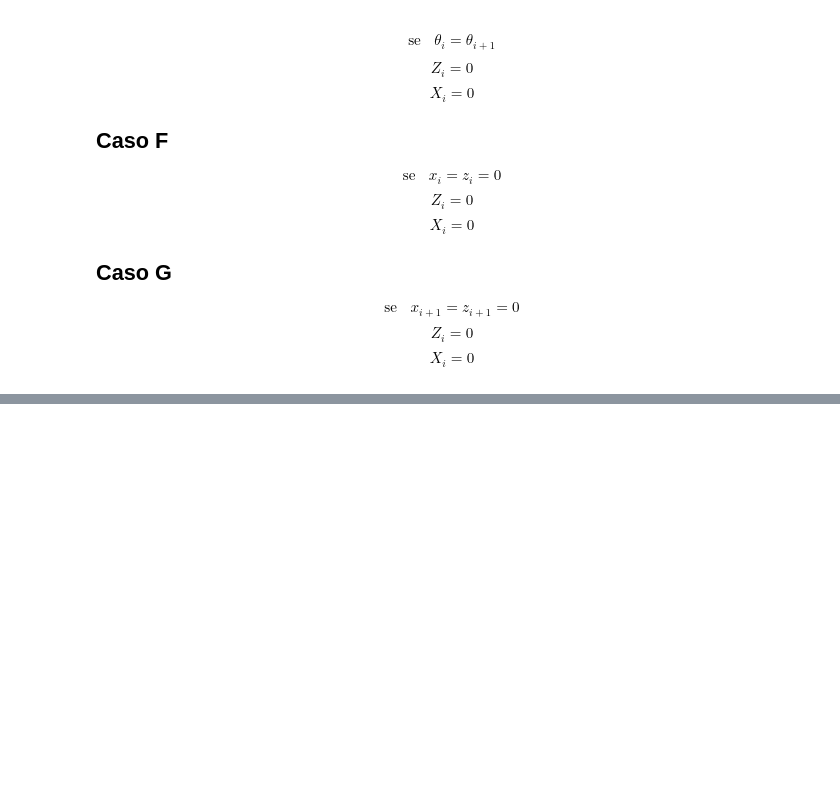
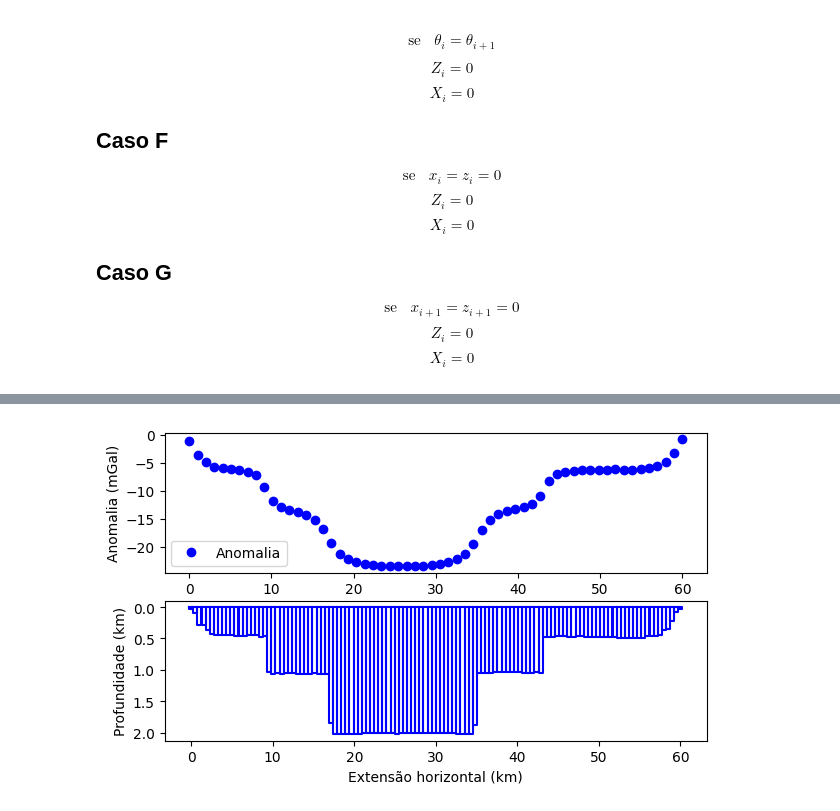
Before and after one commit to mikealeixogf/modelagem_gravimetrica, a Jupyter notebook: Anomalia_prisma_Pallero_e_Talwani.ipynb, the cells around one changed output, grey strips where cells are left out. Cells and saved outputs as stored; diff of their text form; code cells hidden in the pictures; blank space fills up the shorter version.

```diff
--- a/Anomalia_prisma_Pallero_e_Talwani.ipynb
+++ b/Anomalia_prisma_Pallero_e_Talwani.ipynb
@@ -252,0 +286,92 @@ A anomalia em gz é -13.465379631609716
+# %%
+#EXPANDINDO PARA UM CONJUNTO DE PRISMAS
+
+import numpy as np
+import matplotlib.pyplot as plt
+
+#CRIANDO FUNÇÕES
+#FUNÇÃO DE CARREGAMENTO DOS DADOS EM ARQUIVO TXT
+def carregar_dados(arquivo):
+  return np.loadtxt(arquivo)
+
+
+
+
+#FUNÇÃO CÁLCULO DE ANOMALIA GRAVIMÉTRICA
+
+def anomalia_grav(dados, gamma, deltarho,xi,dj,dx):
+  xj= dados[:,0] # é o centro do prisma, que é a profundidade.
+  t= dados[:,1]
+  gprisma=0
+  for i in range(len(xj)):
+    v=dx/2
+    x1=xj[i]-v
+    x2=xj[i]+v;
+    A=xi-x1;
+    B=xi-x2;
+    C= dj;
+    D= dj+t[i];
+    gprisma += gamma*deltarho*(A*np.log((A**2+D**2)/(A**2+C**2)) -
+                             B*np.log((B**2+D**2)/ (B**2+C**2))-
+                             2*C*(np.arctan(A/C)-np.arctan(B/C))+
+                             2*D*(np.arctan(A/D)-np.arctan(B/D)))
+  return gprisma
+
+
+#FUNÇÃO CÁLCULO DOS VÉRTICES DOS PRISMAS
+
+def vertices(dados,dj,dx):
+  listah=[]
+  listaz=[]
+  xj= dados[:,0] # é o centro do prisma, que é a profundidade.
+  t= dados[:,1]
+#Dimensões do Prisma
+  for i in range(len(xj)):
+    v=dx/2
+    x1=xj[i]- v; # Coordenada do primeiro vertice; em função de x
+    x2=xj[i]+ v; # Cooedenada do segundo vertice; em função de x
+    x3=xj[i]+ v; # ""         do teceiro "           "
+    x4=xj[i]- v; # "           do quarto "           "
+    h=[x1,x2,x3,x4,x1]
+    listah.append(h)
+
+  for j in range(len(t)):
+    z1=dj;         # Profundidade de um dos vertices da fita em fumcao de x
+    z2=dj;
+    z3=dj+t[j];
+    z4=z3;
+    z=[z1,z2,z3,z4,z1]
+    listaz.append(z)
+  return listah, listaz
+
+
+def plotar_resultados(xi, gprisma, listah, listaz):
+    plt.figure(figsize=(7, 4))
+
+    plt.subplot(2, 1, 1)
+    plt.plot(xi, gprisma, 'o', color='b')
+    plt.ylabel('Anomalia (mGal)')
+    plt.legend(['Anomalia'])
+
+    plt.subplot(2, 1, 2)
+    for i in range(len(listah)):
+        plt.plot(listah[i], listaz[i], color='blue')
+    plt.gca().invert_yaxis()
+    plt.ylabel('Profundidade (km)')
+    plt.xlabel('Extensão horizontal (km)')
+
+    plt.show()
+
+gamma= 6.67259 #é a constnte gravitacional
+xi=np.linspace(0,60,60) #é a extensão de observação e espaçamento entre as observações
+dx= 0.5 # é a extensão do prisma
+dj= 0.001 #é a profundidade do prisma
+deltarho= -0.3 # é o contraste de densidade
+
+dados=carregar_dados('RELEVO_EST.TXT')
+gprisma=anomalia_grav(dados,gamma,deltarho,xi,dj,dx)
+print(gprisma)
+listah,listaz=vertices(dados,dj,dx)
+plotar_resultados(xi,gprisma,listah,listaz)
+#equação do prisma
+# %% [output]
@@ -252,0 +390 @@ A anomalia em gz é -13.465379631609716
+[figure, added]
```
Also changed, not shown: parts of 6 cells of this notebook.
